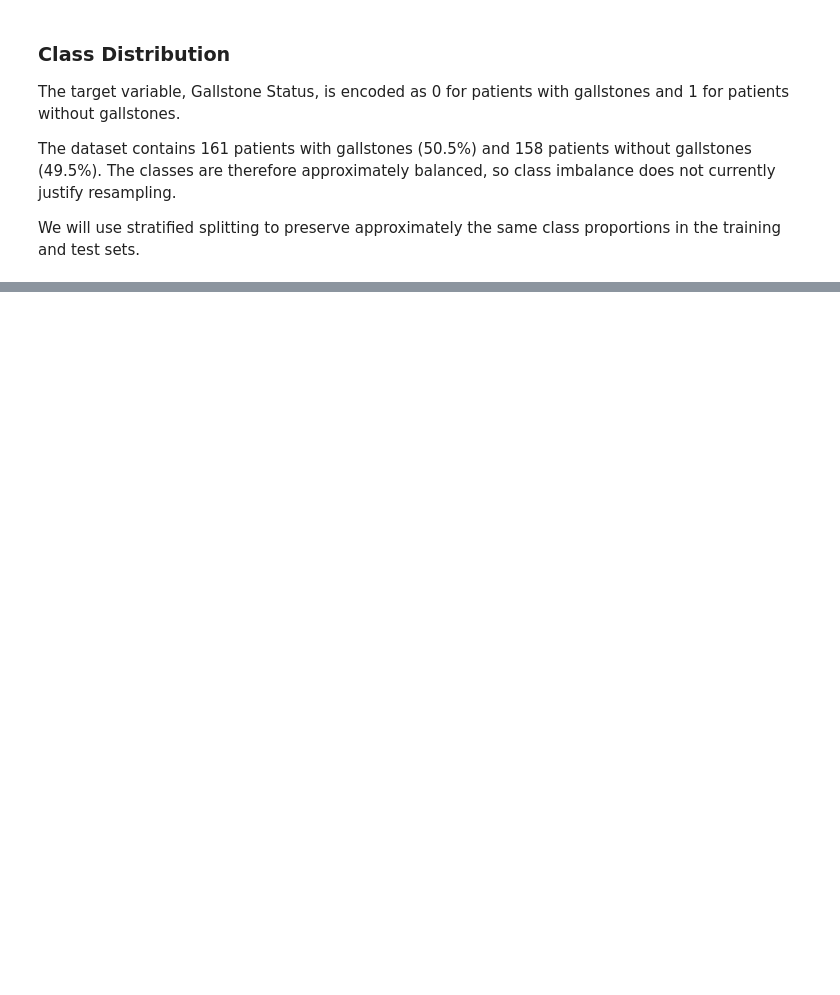
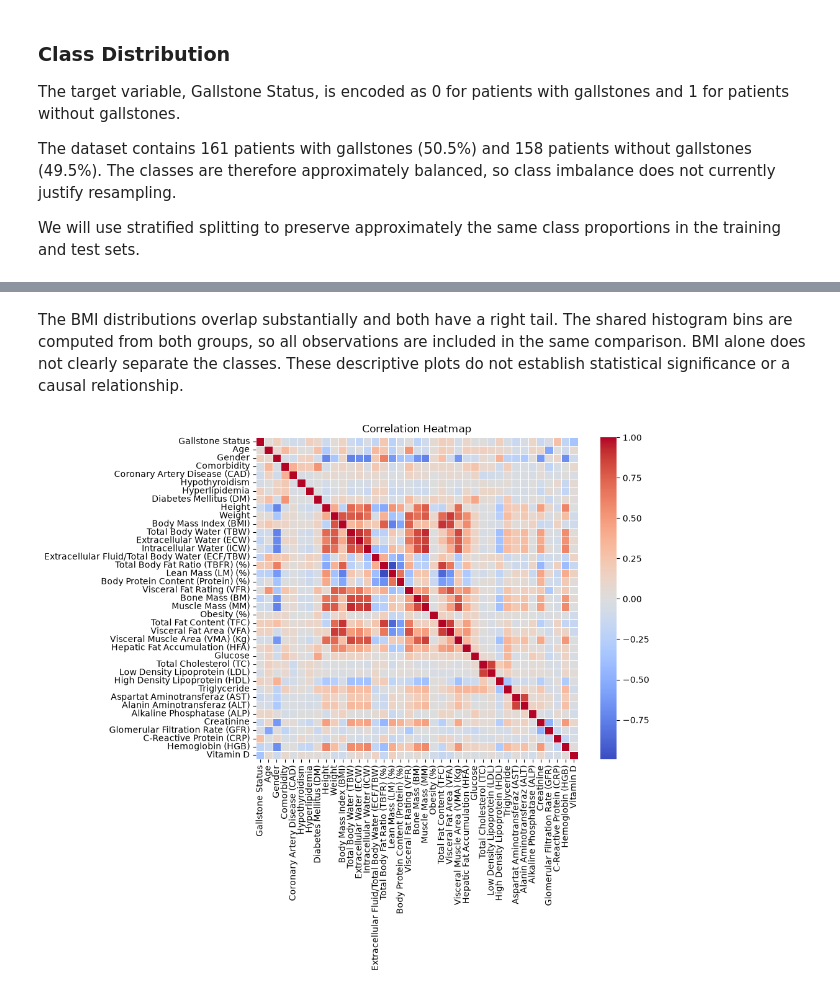
Before and after one commit to magfor02/DAT540, a Jupyter notebook: code.ipynb, the cells around one changed output, grey strips where cells are left out. Saved outputs shown, nothing was run; the diff lists cells and outputs as text; code cells hidden in the pictures; blank space fills up the shorter version.

```diff
--- a/code.ipynb
+++ b/code.ipynb
@@ -368,0 +192,21 @@ SE LITT MER PÅ DETTE
+# %% [markdown]
+The BMI distributions overlap substantially and both have a right tail. The shared histogram bins are computed from both groups, so all observations are included in the same comparison. BMI alone does not clearly separate the classes. These descriptive plots do not establish statistical significance or a causal relationship.
+# %%
+#Correlation heatmap
+#looking at the correlation between the variables using Pearson's correlation coefficient.
+corr = df.corr(method="pearson")
+fig, ax = plt.subplots(figsize=(11, 9))
+sns.heatmap(
+    corr,
+    annot=False,
+    cmap="coolwarm",
+    cbar=True,
+    square=True,
+    linewidths=0.5
+)
+
+ax.set_title("Correlation Heatmap", fontsize=12)
+plt.tight_layout()
+plt.show()
+# %% [output]
+[figure, added]
```
Also changed, not shown: parts of 62 cells of this notebook.
